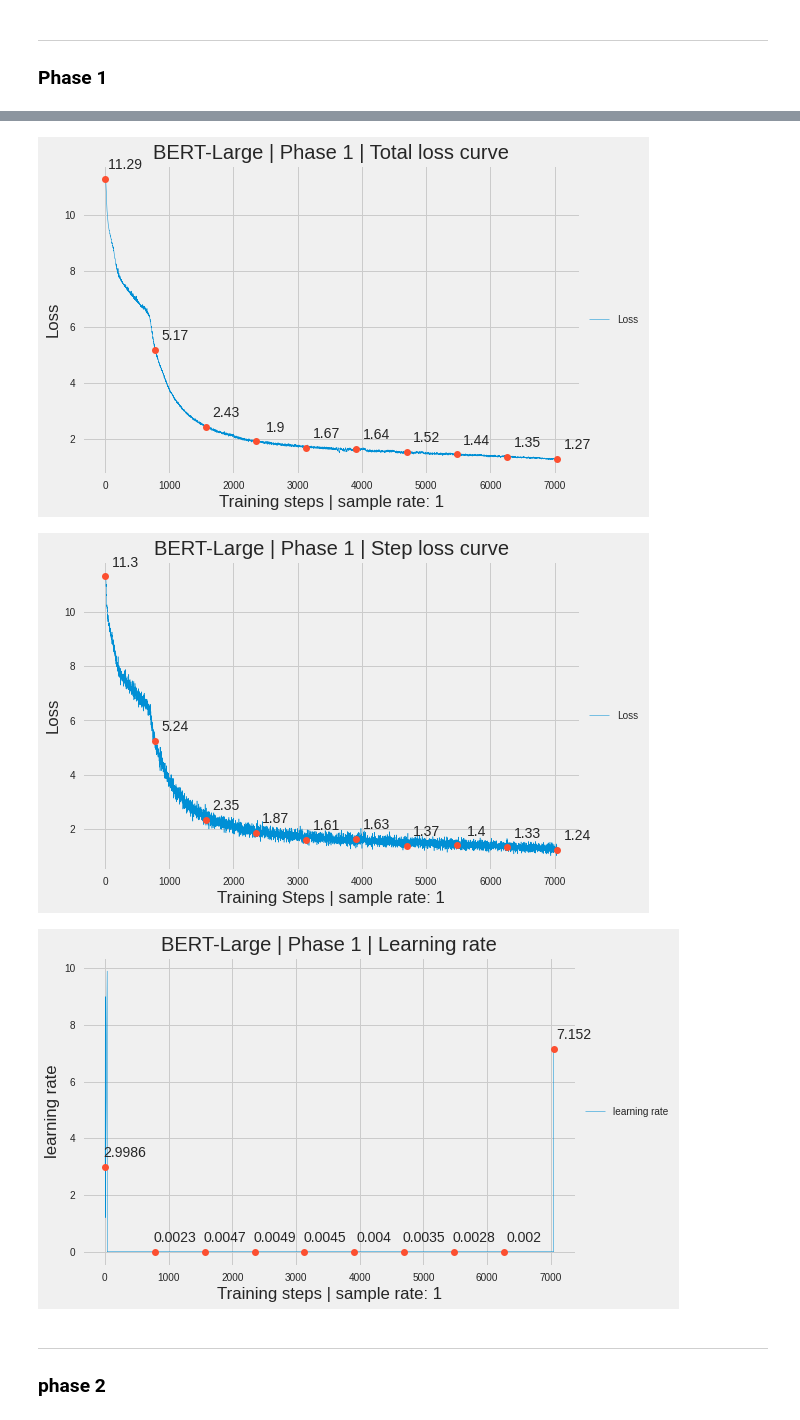
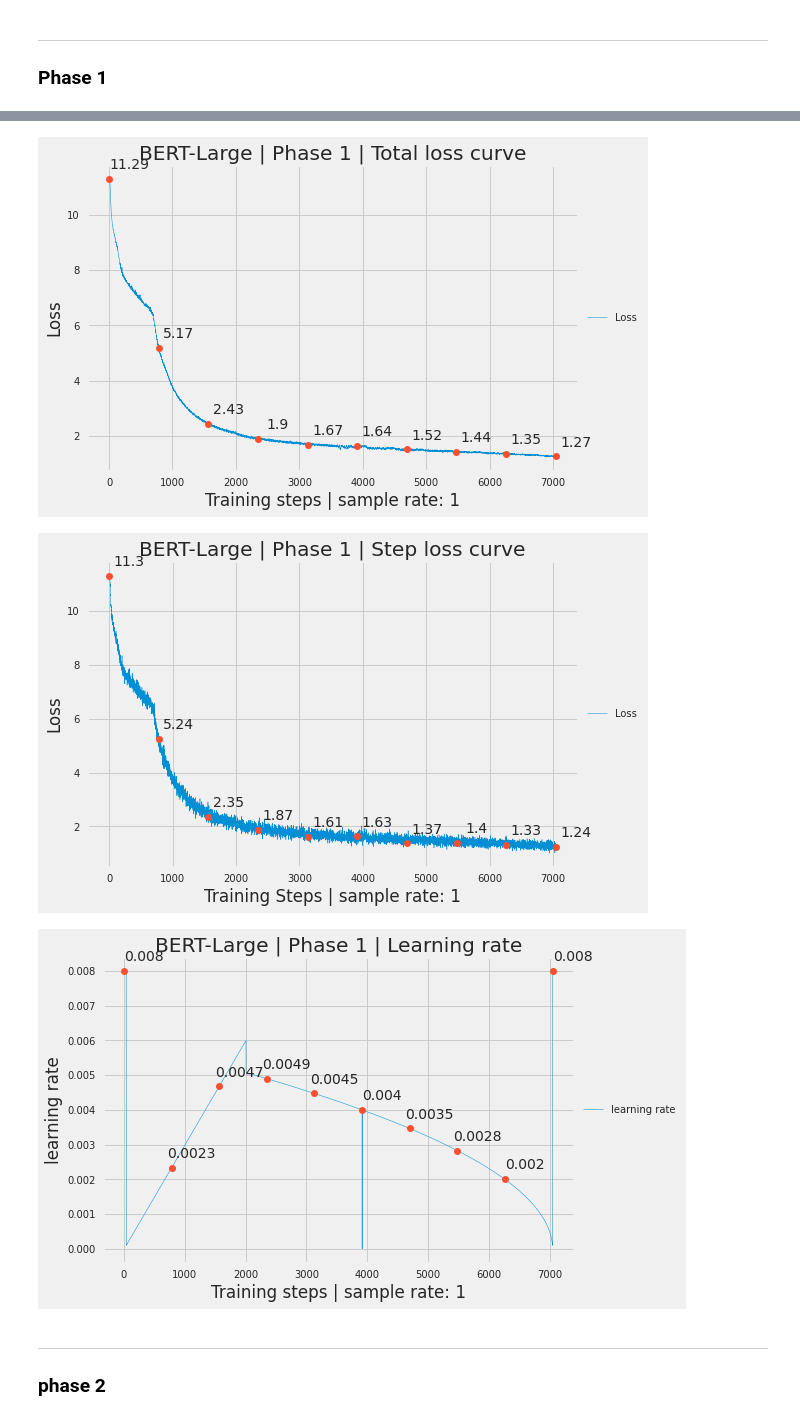
Before and after one commit to satya-karthik/DeepLearningExamples, a Jupyter notebook: PyTorch/LanguageModeling/BERT/testing_and_visualization.ipynb, the cells around one changed output, grey strips where cells are left out. Drawn from its saved outputs; the diff is of its cells as text; code cells hidden in the pictures.

Commit message:
updated the plot style

```diff
--- a/PyTorch/LanguageModeling/BERT/testing_and_visualization.ipynb
+++ b/PyTorch/LanguageModeling/BERT/testing_and_visualization.ipynb
@@ -27,26 +27,33 @@ def parse_log(file_path,save_key="average_loss",next_key='step_loss'):
                 f.writelines(line[s:e+1].strip()+',\n')
     return new_file_path
 # %%
-def get_data(file_path,sub_sample):
+def get_data(file_path,sub_sample,rng=None,start=None):
     data = pd.read_csv(file_path,header=None)
     y = data[0]
     if y.dtype == 'object':
         y = y.str.replace("e","")
     y = y.to_numpy().astype(float)
+    if rng:
+        y = np.clip(y,None,rng)
     if sub_sample and sub_sample !=1:
         idx = np.arange(0,y.size,sub_sample)
         y = y[idx]
+    if start:
+        y = y[start:]
     x = np.arange(1,y.size+1)
     assert x.shape == y.shape, f"x shape:{x.shape} vs y shape {y.shape}"
     return x,y
 # %%
-def create_plot(x,y,labels,plot_name,style='fivethirtyeight', line_width = 2,xytext=(20,10),pres=2):
+def create_plot(x,y,labels,plot_name,style='fivethirtyeight',
+                line_width = 2,xytext=(20,10),pres=2, y_ticks=None):
     # configurations for plot
     plt.style.use("seaborn")
     plt.style.use(style)
     plt.xlabel(labels[0])
     plt.ylabel(labels[1])
     plt.title(plot_name)
+    if y_ticks is not None:
+        plt.yticks(y_ticks)
 
     # actual ploting
     plt.plot(x,y, label=labels[1], linewidth=line_width)
@@ -65,19 +72,23 @@ def create_plot(x,y,labels,plot_name,style='fivethirtyeight', line_width = 2,xyt
     plt.legend(loc='center left', bbox_to_anchor=(1, 0.5))
     plt.show()
 # %%
-def get_plot(log_path, labels, plot_name, sub_sample=None, save_key="average_loss",next_key='step_loss',
-             style='fivethirtyeight', line_width = 0.5,xytext=(20,10),pres=2):
+def get_plot(log_path, labels, plot_name, sub_sample=None,
+             save_key="average_loss",next_key='step_loss',
+             style='fivethirtyeight', line_width = 0.5,
+             xytext=(20,10),pres=2,rng=None,start=None,
+             y_ticks=None):
 
     parsed_file = parse_log(log_path,save_key=save_key, next_key=next_key)
-    x, y = get_data(parsed_file,sub_sample)
-    create_plot(x,y,labels,plot_name,style=style, line_width = line_width,xytext=xytext,pres=pres)
+    x, y = get_data(parsed_file,sub_sample,rng,start)
+    create_plot(x,y,labels,plot_name,style=style, line_width = line_width,
+                xytext=xytext,pres=pres, y_ticks=y_ticks)
 # %% [markdown]
 ## BERT Large
 # %% [markdown]
 ---
 ### Phase 1
 # %%
-dir_name = Path('results/bert_large_lamb_pretraining/2021_12_24_02_33_51').resolve()
+dir_name = Path('/home/Satya.Karthik/checkpoints/bert/bert_large_lamb_pretraining/2021_12_24_02_33_51').resolve()
 file_path = str(dir_name/"dllogger_phase1.json")
 file_path
 # %% [output]
@@ -88,21 +99,21 @@ get_plot(file_path,labels=[f'Training steps | sample rate: {sample_rate}',"Loss"
          plot_name='BERT-Large | Phase 1 | Total loss curve', sub_sample=sample_rate,
          save_key="average_loss",next_key='step_loss')
 # %% [output]
-[figure, old version]
+[figure, new version]
 # %%
 sample_rate = 1
 get_plot(file_path,labels=[f'Training Steps | sample rate: {sample_rate}',"Loss"],
          plot_name='BERT-Large | Phase 1 | Step loss curve',sub_sample=sample_rate,
          save_key="step_loss",next_key='learning_rate')
 # %% [output]
-[figure, old version]
+[figure, new version]
 # %%
 sample_rate = 1
 get_plot(file_path,labels=[f'Training steps | sample rate: {sample_rate}',"learning rate"],
          plot_name='BERT-Large | Phase 1 | Learning rate', sub_sample=sample_rate,
-         save_key="learning_rate",next_key='}',pres=4)
+         save_key="learning_rate",next_key='}',pres=4,rng=0.008)
 # %% [output]
-[figure, old version]
+[figure, new version]
 # %% [markdown]
 ---
 ### phase 2
```
Also changed, not shown: parts of 13 cells of this notebook.
